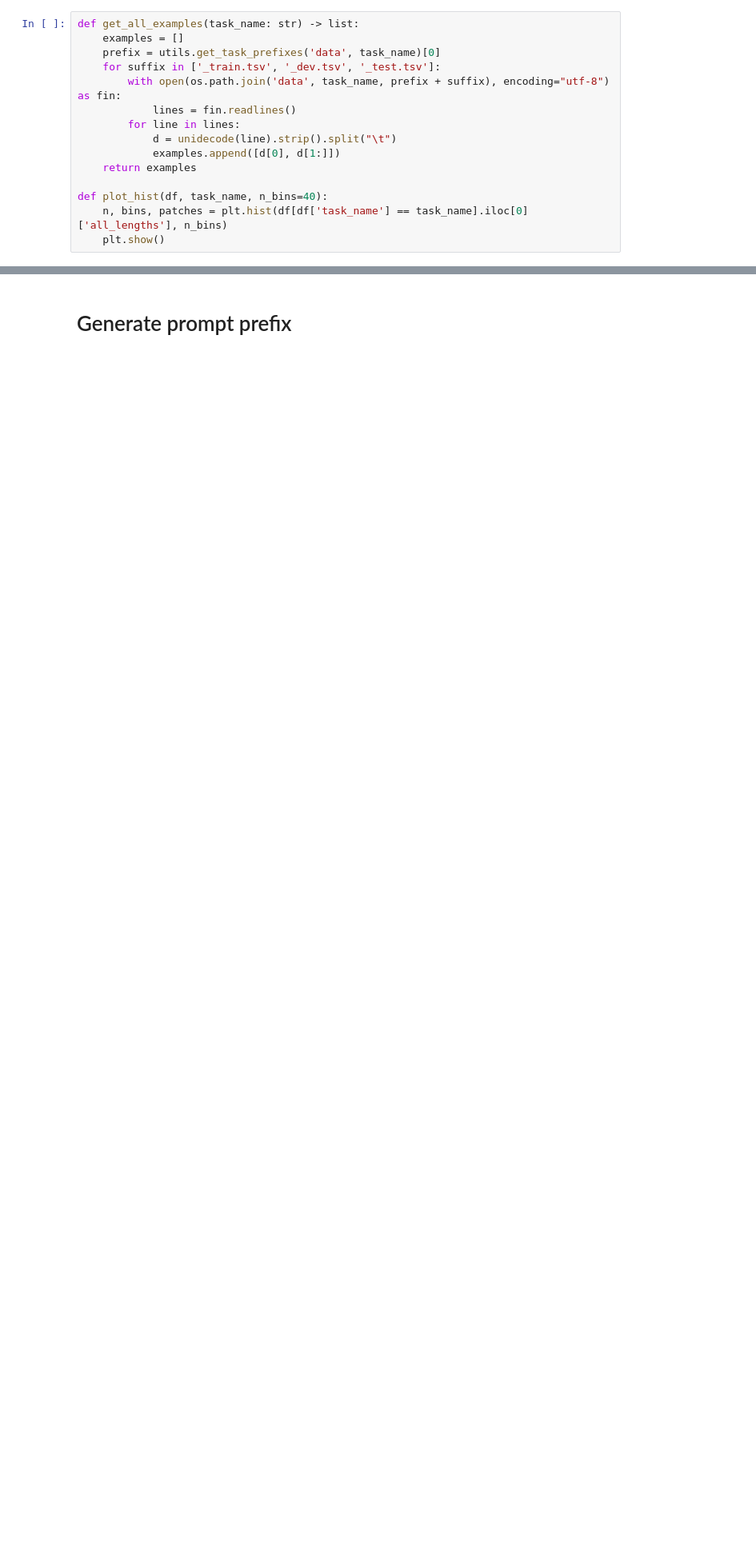
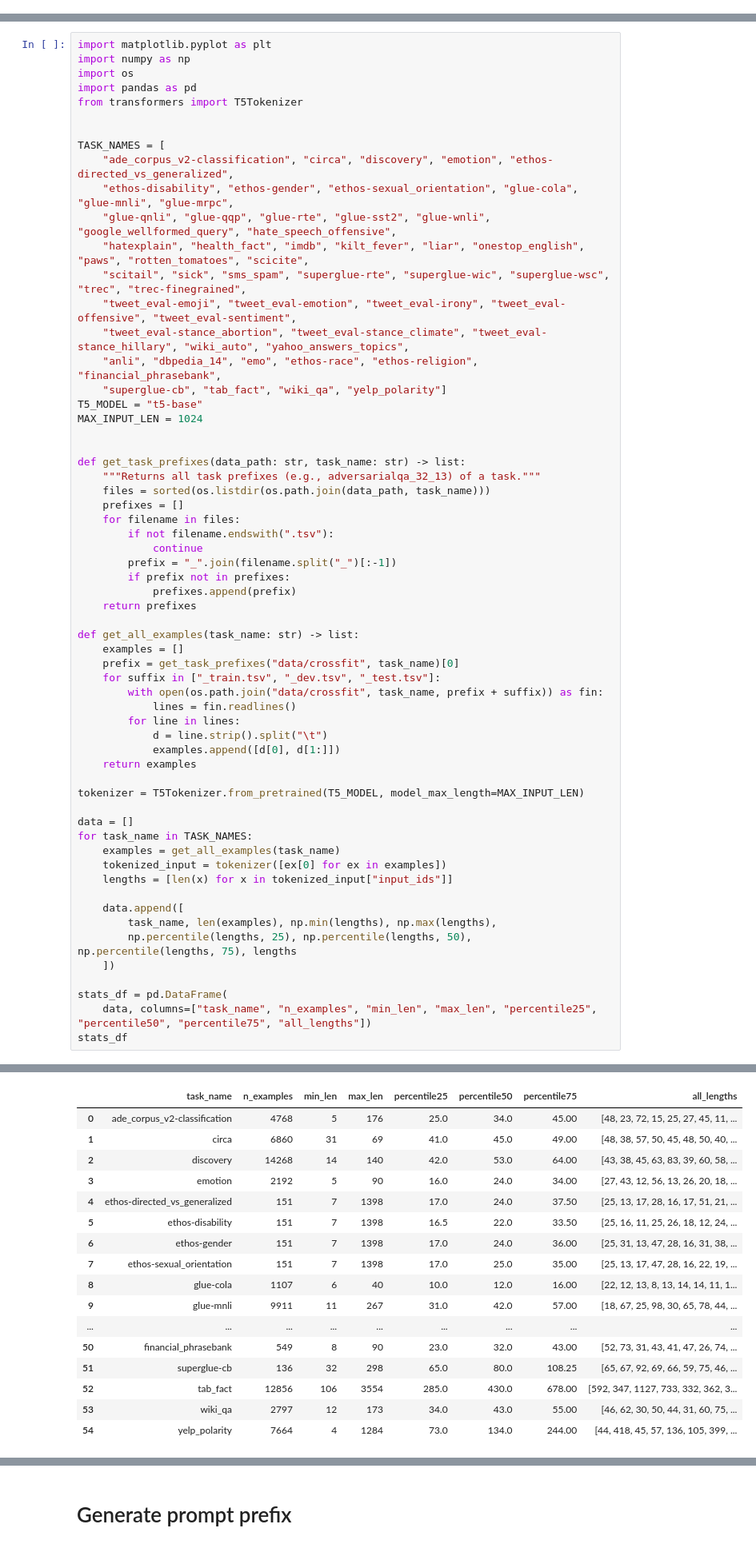
Before and after one commit to dininta/in-context-tuning, a Jupyter notebook: generate_prompt_prefix.ipynb, the cells around one changed output, grey strips where cells are left out. Shown at 80% size. Saved outputs shown, nothing was run; the diff lists cells and outputs as text; blank space fills up the shorter version.

```diff
--- a/generate_prompt_prefix.ipynb
+++ b/generate_prompt_prefix.ipynb
@@ -16,15 +0,0 @@ from unidecode import unidecode
-# %%
-def get_all_examples(task_name: str) -> list:
-    examples = []
-    prefix = utils.get_task_prefixes('data', task_name)[0]
-    for suffix in ['_train.tsv', '_dev.tsv', '_test.tsv']:
-        with open(os.path.join('data', task_name, prefix + suffix), encoding="utf-8") as fin:
-            lines = fin.readlines()
-        for line in lines:
-            d = unidecode(line).strip().split("\t")
-            examples.append([d[0], d[1:]])
-    return examples
-
-def plot_hist(df, task_name, n_bins=40):
-    n, bins, patches = plt.hist(df[df['task_name'] == task_name].iloc[0]['all_lengths'], n_bins)
-    plt.show()
@@ -81,0 +9,62 @@ plot_hist(stats_df, 'yahoo_answers_topics')
+# %%
+import matplotlib.pyplot as plt
+import numpy as np
+import os
+import pandas as pd
+from transformers import T5Tokenizer
+
+
+TASK_NAMES = [
+    "ade_corpus_v2-classification", "circa", "discovery", "emotion", "ethos-directed_vs_generalized",
+    "ethos-disability", "ethos-gender", "ethos-sexual_orientation", "glue-cola", "glue-mnli", "glue-mrpc",
+    "glue-qnli", "glue-qqp", "glue-rte", "glue-sst2", "glue-wnli", "google_wellformed_query", "hate_speech_offensive",
+    "hatexplain", "health_fact", "imdb", "kilt_fever", "liar", "onestop_english", "paws", "rotten_tomatoes", "scicite",
+    "scitail", "sick", "sms_spam", "superglue-rte", "superglue-wic", "superglue-wsc", "trec", "trec-finegrained",
+    "tweet_eval-emoji", "tweet_eval-emotion", "tweet_eval-irony", "tweet_eval-offensive", "tweet_eval-sentiment",
+    "tweet_eval-stance_abortion", "tweet_eval-stance_climate", "tweet_eval-stance_hillary", "wiki_auto", "yahoo_answers_topics",
+    "anli", "dbpedia_14", "emo", "ethos-race", "ethos-religion", "financial_phrasebank",
+    "superglue-cb", "tab_fact", "wiki_qa", "yelp_polarity"]
+T5_MODEL = "t5-base"
+MAX_INPUT_LEN = 1024
+
+
+def get_task_prefixes(data_path: str, task_name: str) -> list:
+    """Returns all task prefixes (e.g., adversarialqa_32_13) of a task."""
+    files = sorted(os.listdir(os.path.join(data_path, task_name)))
+    prefixes = []
+    for filename in files:
+        if not filename.endswith(".tsv"):
+            continue
+        prefix = "_".join(filename.split("_")[:-1])
+        if prefix not in prefixes:
+            prefixes.append(prefix)
+    return prefixes
+
+def get_all_examples(task_name: str) -> list:
+    examples = []
+    prefix = get_task_prefixes("data/crossfit", task_name)[0]
+    for suffix in ["_train.tsv", "_dev.tsv", "_test.tsv"]:
+        with open(os.path.join("data/crossfit", task_name, prefix + suffix)) as fin:
+            lines = fin.readlines()
+        for line in lines:
+            d = line.strip().split("\t")
+            examples.append([d[0], d[1:]])
+    return examples
+
+tokenizer = T5Tokenizer.from_pretrained(T5_MODEL, model_max_length=MAX_INPUT_LEN)
+
+data = []
+for task_name in TASK_NAMES:
+    examples = get_all_examples(task_name)
+    tokenized_input = tokenizer([ex[0] for ex in examples])
+    lengths = [len(x) for x in tokenized_input["input_ids"]]
+
+    data.append([
+        task_name, len(examples), np.min(lengths), np.max(lengths),
+        np.percentile(lengths, 25), np.percentile(lengths, 50), np.percentile(lengths, 75), lengths
+    ])
+
+stats_df = pd.DataFrame(
+    data, columns=["task_name", "n_examples", "min_len", "max_len", "percentile25", "percentile50", "percentile75", "all_lengths"])
+stats_df
+# %% [output]
@@ -81,0 +74,17 @@ plot_hist(stats_df, 'yahoo_answers_topics')
+|  | task_name | n_examples | min_len | max_len | percentile25 | percentile50 | percentile75 | all_lengths |
+| 0 | ade_corpus_v2-classification | 4768 | 5 | 176 | 25.0 | 34.0 | 45.00 | [48, 23, 72, 15, 25, 27, 45, 11, ... |
+| 1 | circa | 6860 | 31 | 69 | 41.0 | 45.0 | 49.00 | [48, 38, 57, 50, 45, 48, 50, 40, ... |
+| 2 | discovery | 14268 | 14 | 140 | 42.0 | 53.0 | 64.00 | [43, 38, 45, 63, 83, 39, 60, 58, ... |
+| 3 | emotion | 2192 | 5 | 90 | 16.0 | 24.0 | 34.00 | [27, 43, 12, 56, 13, 26, 20, 18, ... |
+| 4 | ethos-directed_vs_generalized | 151 | 7 | 1398 | 17.0 | 24.0 | 37.50 | [25, 13, 17, 28, 16, 17, 51, 21, ... |
+| 5 | ethos-disability | 151 | 7 | 1398 | 16.5 | 22.0 | 33.50 | [25, 16, 11, 25, 26, 18, 12, 24, ... |
+| 6 | ethos-gender | 151 | 7 | 1398 | 17.0 | 24.0 | 36.00 | [25, 31, 13, 47, 28, 16, 31, 38, ... |
+| 7 | ethos-sexual_orientation | 151 | 7 | 1398 | 17.0 | 25.0 | 35.00 | [25, 13, 17, 47, 28, 16, 22, 19, ... |
+| 8 | glue-cola | 1107 | 6 | 40 | 10.0 | 12.0 | 16.00 | [22, 12, 13, 8, 13, 14, 14, 11, 1... |
+| 9 | glue-mnli | 9911 | 11 | 267 | 31.0 | 42.0 | 57.00 | [18, 67, 25, 98, 30, 65, 78, 44, ... |
+| ... | ... | ... | ... | ... | ... | ... | ... | ... |
+| 50 | financial_phrasebank | 549 | 8 | 90 | 23.0 | 32.0 | 43.00 | [52, 73, 31, 43, 41, 47, 26, 74, ... |
+| 51 | superglue-cb | 136 | 32 | 298 | 65.0 | 80.0 | 108.25 | [65, 67, 92, 69, 66, 59, 75, 46, ... |
+| 52 | tab_fact | 12856 | 106 | 3554 | 285.0 | 430.0 | 678.00 | [592, 347, 1127, 733, 332, 362, 3... |
+| 53 | wiki_qa | 2797 | 12 | 173 | 34.0 | 43.0 | 55.00 | [46, 62, 30, 50, 44, 31, 60, 75, ... |
+| 54 | yelp_polarity | 7664 | 4 | 1284 | 73.0 | 134.0 | 244.00 | [44, 418, 45, 57, 136, 105, 399, ... |
```
Also changed, not shown: parts of 19 cells of this notebook, 25 other files.
